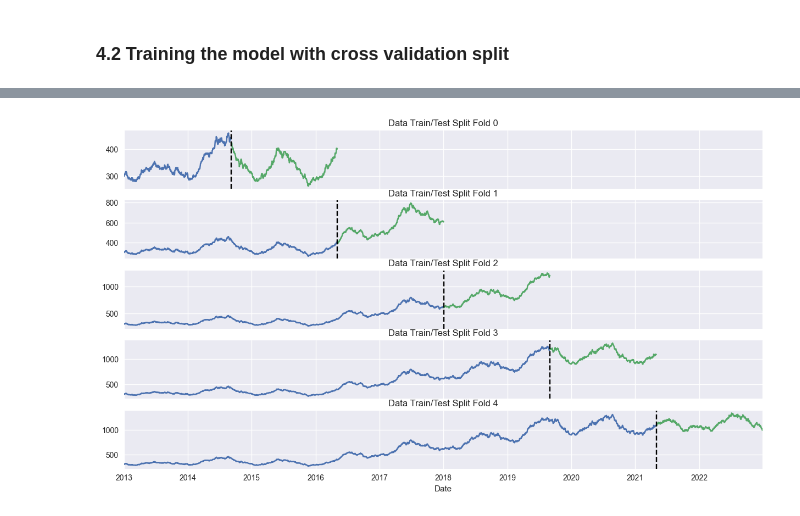
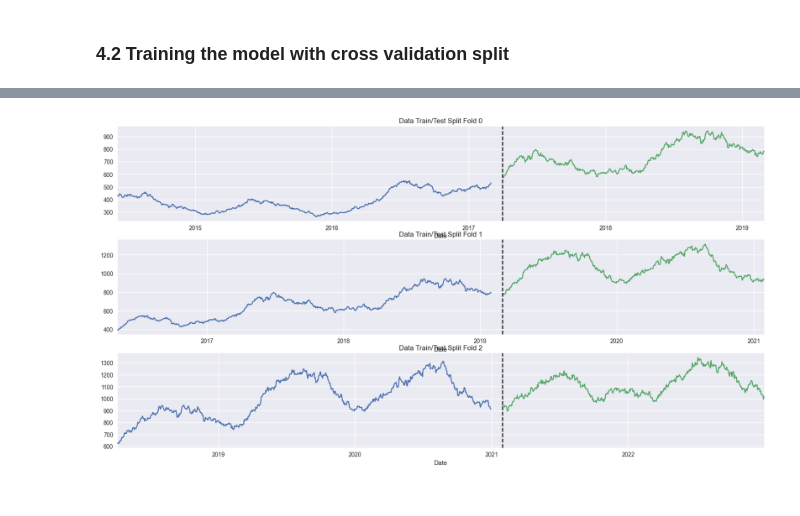
Before and after one commit to MatteoMazzon/expana_job_interview, a Jupyter notebook: assignment_expana_01.ipynb, the cells around one changed output, grey strips where cells are left out. Cells and saved outputs as stored; diff of their text form; code cells hidden in the pictures.

```diff
--- a/assignment_expana_01.ipynb
+++ b/assignment_expana_01.ipynb
@@ -103,0 +261,4 @@ plt.show()
+# %%
+# Split the data into train and test
+train_size = int(len(df_copy) * 0.8)
+train, test = df_copy[0:train_size], df_copy[train_size:len(df_copy)]
@@ -140,21 +333,26 @@ df
 ### 2.1 Creating Lag features
 Identifying the target variable x days in the past
 # %%
-def creating_lags(df, n_lags=4, step=10, start=5):
+def creating_lags(df, n_lags=4, start=5):
     """
-    Create n lagged features with a specified step and starting point.
+    Create n lagged features with a step size that is double the starting point.
 
     Parameters:
         df (pd.DataFrame): The original DataFrame with a datetime index and a 'Price' column.
         n_lags (int): Number of lagged features to create.
-        step (int): The step size between each lag (e.g., 10 days).
         start (int): The starting lag (e.g., 30 days).
 
     Returns:
         pd.DataFrame: The DataFrame with added lagged features.
+        list: List of created lag column names.
     """
+    # Set step to be twice the start
+    step = start * 2
+
+    # Convert 'Price' column to dictionary for fast lookup
     price_target = df["Price"].to_dict()
 
+    # Create lagged features
     for i in range(n_lags):
         lag = start + (i * step)
         df[f"lag_{lag}"] = (df.index - pd.Timedelta(days=lag)).map(price_target)
@@ -162,9 +360,13 @@ def creating_lags(df, n_lags=4, step=10, start=5):
     # Fill NaN values with 0
     df.fillna(0, inplace=True)
 
-    return df
+    # Extract the list of created lag features
+    lags = df.columns[-n_lags:].to_list()
 
-df = creating_lags(df)
+    return df, lags
+
+
+df, lags = creating_lags(df)
 df
 # %% [output]
 |  | Price | dayofweek | dayofyear | dayofmonth | month | quarter | year | weekofyear | lag_5 | lag_15 | ... |
@@ -219,8 +421,8 @@ df_copy = df_copy.set_index("Date")
 
 
 # Split the data based on the index
-train = df.iloc[:split_index]
-test = df.iloc[split_index:]
+train = df_copy.iloc[:split_index]
+test = df_copy.iloc[split_index:]
 
 # Create a plot
 fig, ax = plt.subplots(figsize=(15, 5))
@@ -273,7 +475,7 @@ def training_model_and_getting_predictions(X_train, y_train, X_test, y_test):
     #setting up model
     reg_model = xgb.XGBRegressor(base_score=0.5, booster='gbtree',
                             n_estimators=500,
-                            early_stopping_rounds=100,
+                            early_stopping_rounds=10,
                             objective='reg:squarederror',
                             max_depth=3,
                             learning_rate=0.1)
@@ -287,7 +489,9 @@ y_pred, model = training_model_and_getting_predictions(X_train, y_train, X_test,
 # Calculate the mean squared error of the predictions
 mse = mean_squared_error(y_test, y_pred)
 score = np.sqrt(mean_squared_error(y_test, y_pred))
+score_2 = mean_absolute_percentage_error(y_test, y_pred)
 print(f"Mean Squared Error: {mse:.4f}")
 print(f"Root Mean Squared Error: {score}")
+print(f"Mean Absolute Percentage Error: {score_2}")
 # %% [output]
 [0]     validation_0-rmse:624.83827     validation_1-rmse:1001.39901
@@ -361,21 +582,21 @@ plt.show()
 # %%
-tss = TimeSeriesSplit(n_splits=5)
+tss = TimeSeriesSplit(n_splits = 3, gap= 30,  max_train_size=1000, test_size=700)
 
-fig, axs = plt.subplots(tss.n_splits, 1, figsize = (15, 8), sharex= True)
+fig, axs = plt.subplots(tss.n_splits, 1, figsize = (20, 10), sharex= False)
 fold = 0
 for train_idx, val_idx in tss.split(df_copy):
     train = df_copy.iloc[train_idx]
     test = df_copy.iloc[val_idx]
     train['Price'].plot(ax=axs[fold],
                           label='Training Set',
                           title=f'Data Train/Test Split Fold {fold}')
     test['Price'].plot(ax=axs[fold],
                          label='Test Set')
     axs[fold].axvline(test.index.min(), color='black', ls='--')
     fold += 1
 plt.show()
 # %% [output]
-[figure, old version]
+[figure, new version]
 # %%
 preds = []
 scores = []
```
Also changed, not shown: parts of 36 cells of this notebook.
